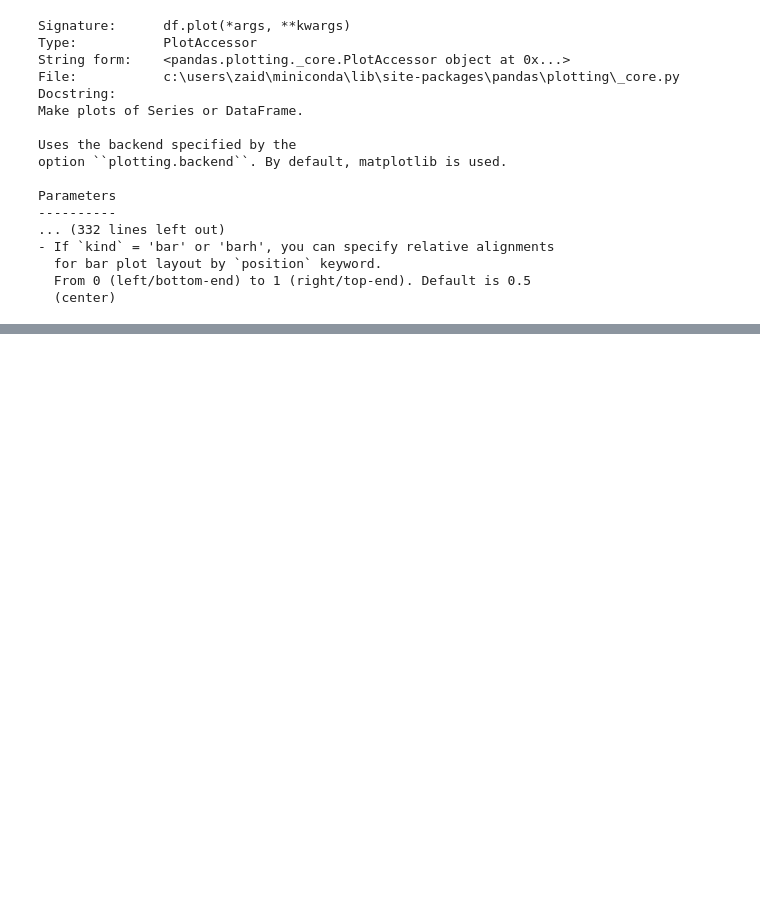
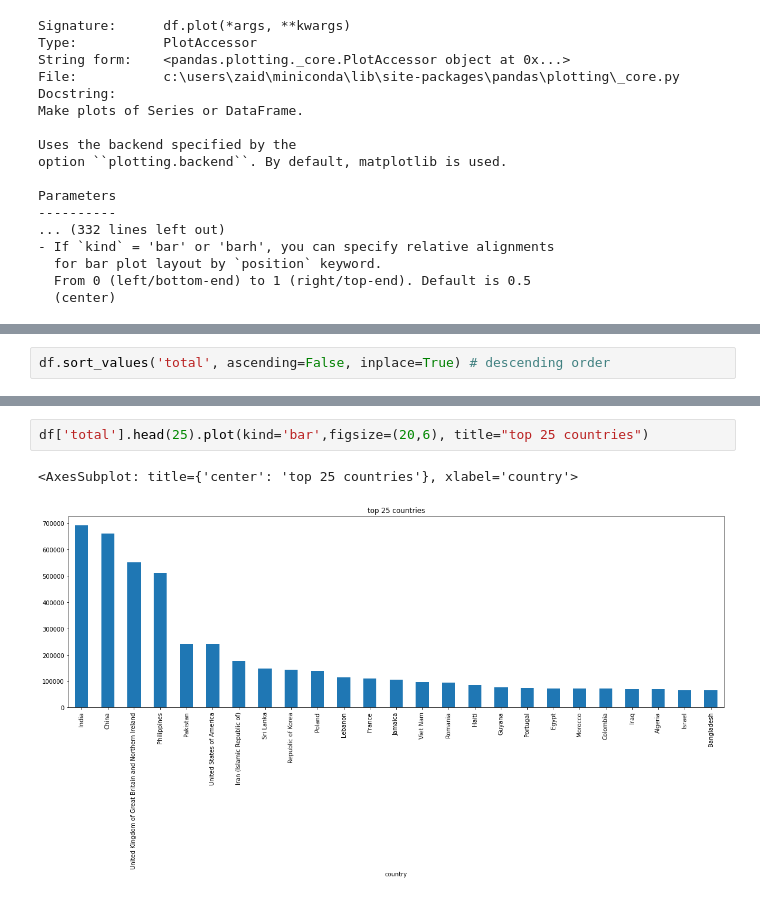
Before and after one commit to digipodium/DP-JUL-PYDS-1200-WSS, a Jupyter notebook: datascience/canada_analysis.ipynb, the cells around one changed output, grey strips where cells are left out. Cells and saved outputs as stored; diff of their text form; blank space fills up the shorter version.

```diff
--- a/datascience/canada_analysis.ipynb
+++ b/datascience/canada_analysis.ipynb
@@ -315,0 +386,2 @@ Parameters
+# %%
+df.sort_values('total', ascending=False, inplace=True) # descending order
@@ -315,0 +403,5 @@ Parameters
+# %%
+df['total'].head(25).plot(kind='bar',figsize=(20,6), title="top 25 countries")
+# %% [output]
+<AxesSubplot: title={'center': 'top 25 countries'}, xlabel='country'>
+[figure, added]
```
Also changed, not shown: parts of 12 cells of this notebook.
